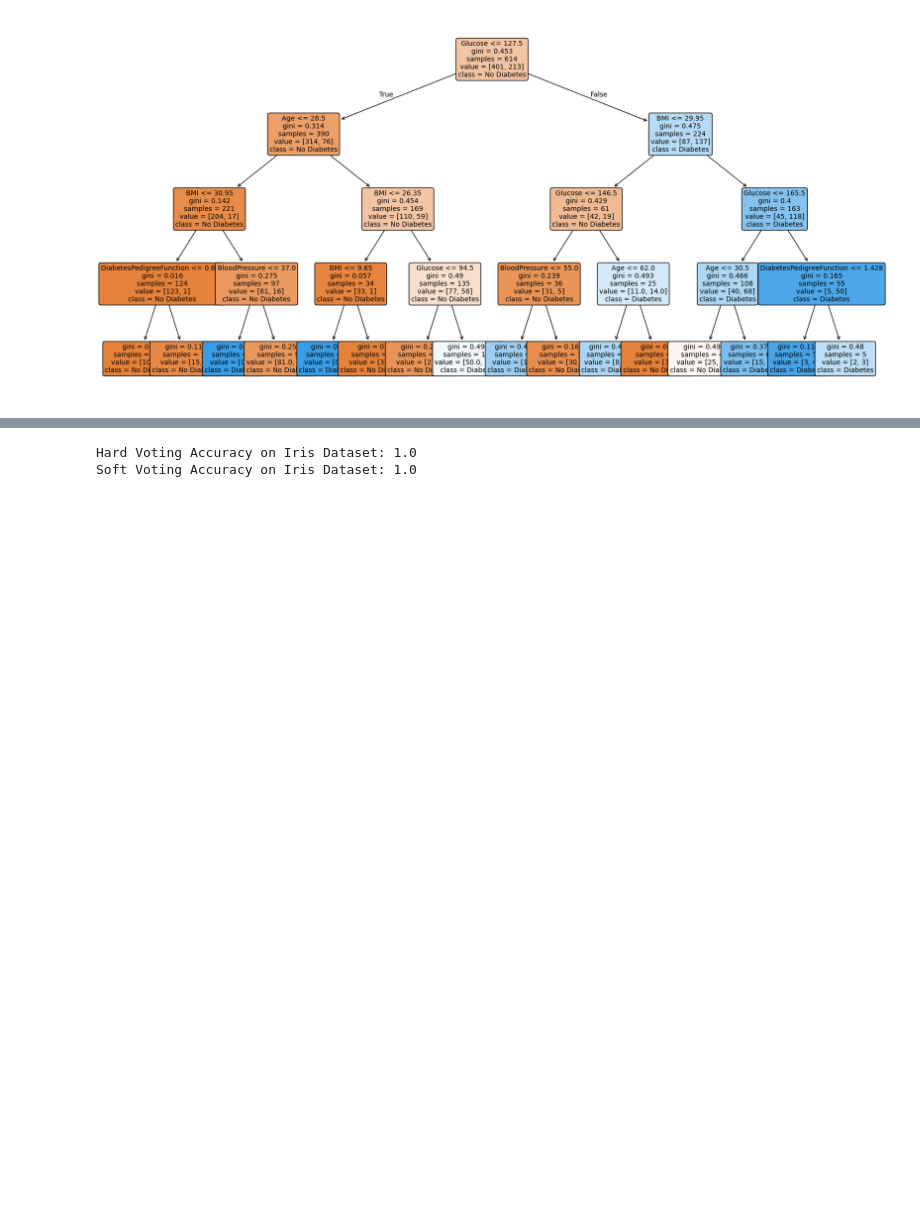
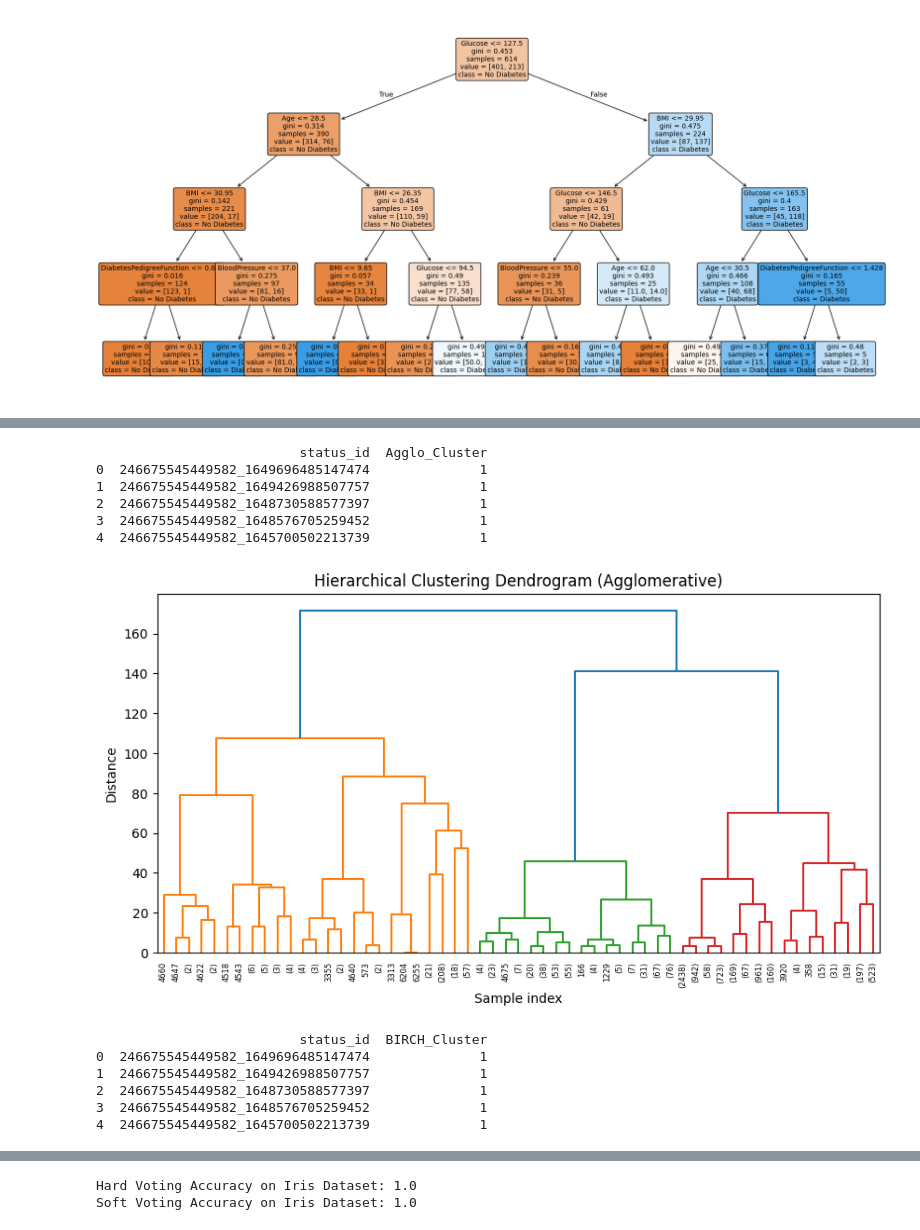
Before and after one commit to karthik-1311/Machine-Learning, a Jupyter notebook: MLlab.ipynb, the cells around one changed output, grey strips where cells are left out. Cells and saved outputs as stored; diff of their text form; code cells hidden in the pictures; blank space fills up the shorter version.

```diff
--- a/MLlab.ipynb
+++ b/MLlab.ipynb
@@ -1841,0 +2064,37 @@ print(f"Accuracy: {accuracy * 100:.2f}%")
+# %%
+# Hierarchical clustering (Agglomerative)
+agglo = AgglomerativeClustering(n_clusters=3, linkage='ward')
+clusters_agglo = agglo.fit_predict(X_scaled)
+
+df['Agglo_Cluster'] = clusters_agglo
+print(df[['status_id', 'Agglo_Cluster']].head())
+
+# Dendrogram for visualization
+Z = linkage(X_scaled, method='ward')
+plt.figure(figsize=(10, 5))
+dendrogram(Z, truncate_mode='level', p=5)
+plt.title("Hierarchical Clustering Dendrogram (Agglomerative)")
+plt.xlabel("Sample index")
+plt.ylabel("Distance")
+plt.show()
+# %% [output]
+                          status_id  Agglo_Cluster
+0  246675545449582_1649696485147474              1
+1  246675545449582_1649426988507757              1
+2  246675545449582_1648730588577397              1
+3  246675545449582_1648576705259452              1
+4  246675545449582_1645700502213739              1
+[figure, added]
+# %%
+birch = Birch(n_clusters=3)
+clusters_birch = birch.fit_predict(X_scaled)
+
+df['BIRCH_Cluster'] = clusters_birch
+print(df[['status_id', 'BIRCH_Cluster']].head())
+# %% [output]
+                          status_id  BIRCH_Cluster
+0  246675545449582_1649696485147474              1
+1  246675545449582_1649426988507757              1
+2  246675545449582_1648730588577397              1
+3  246675545449582_1648576705259452              1
+4  246675545449582_1645700502213739              1
```
Also changed, not shown: parts of 27 cells of this notebook.
